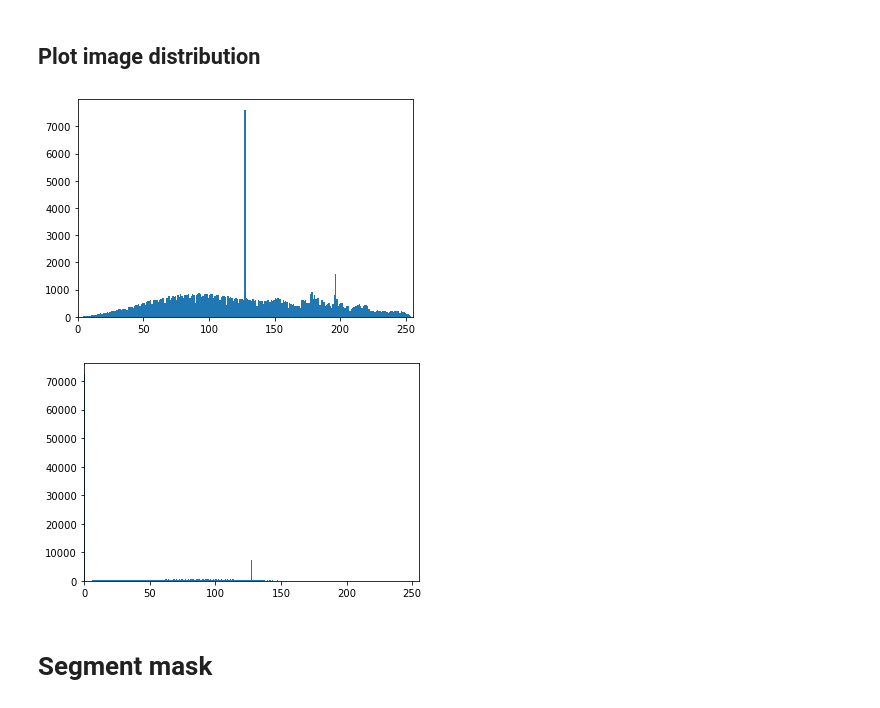
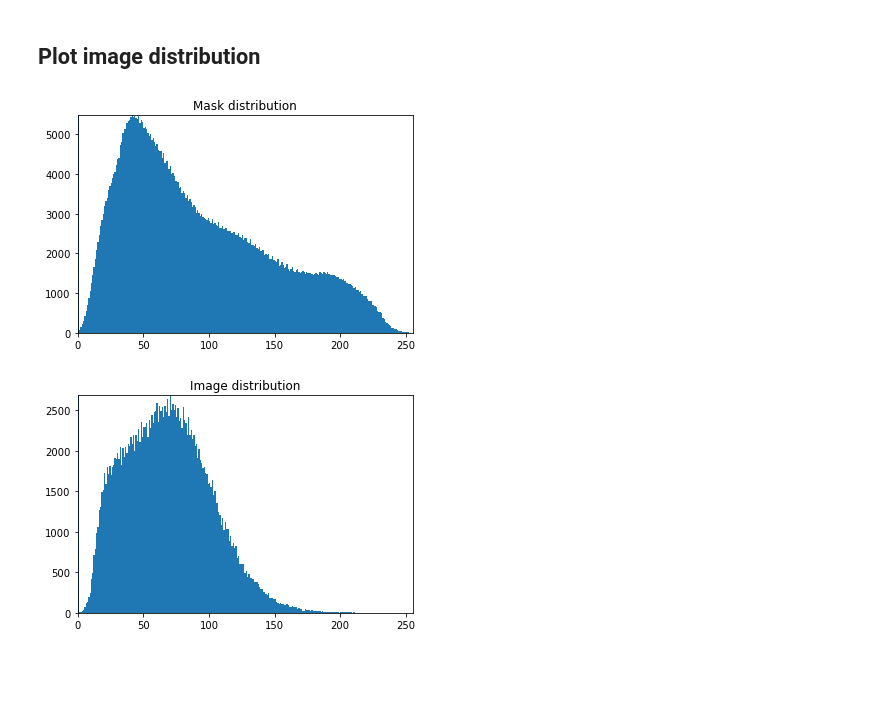
Before and after one commit to FredrikM97/Medical-ROI, a Jupyter notebook: notebooks/04 - segmentation.ipynb, the cells around one changed output. Cells and saved outputs as stored; diff of their text form; code cells hidden in the pictures; blank space fills up the shorter version.

Commit message:
Implemented functions for segmentation and boundary box

```diff
--- a/notebooks/04 - segmentation.ipynb
+++ b/notebooks/04 - segmentation.ipynb
@@ -23,0 +27,2 @@ from src.segmentation.cam import CAMS
+# %%
+trainer, dataset, model = load_trainer('resnet50', checkpoint_path="/logs/tb/resnet50/version_7/checkpoints/checkpoint-v1.ckpt");
@@ -24,7 +45,6 @@ from src.segmentation.cam import CAMS
 # %%
-trainer, dataset, model = load_trainer('resnet50');
-tmp_image = nib.load('../data/SPM_categorised/AIH/AD/AD_ADNI_2975.nii').get_fdata()
-tmp = cam.CAM(CAMS.GradCAMpp.value, model, tmp_image)
+tmp_image = nib.load('../data/SPM_categorised/AIH/AD/AD_ADNI_2491.nii').get_fdata()
+tmp = cam.CAM(CAMS.SmoothGradCAMpp.value, model, image2axial(tmp_image))
 
-grid_image, grid_mask = tmp.grid_class(tmp.class_scores, 2)
+grid_image, grid_mask = tmp.grid_class(tmp.class_scores, 2, pad_value=0, max_num_slices=None)
 # %% [output]
@@ -54,17 +64,20 @@ Dataset sizes - Training: 421 Validation: 47
 # %%
 import matplotlib.pyplot as plt
 #plt.imshow(grid_mask)
 
-def intensity_distribution(image):
+def intensity_distribution(image, title=""):
     b, bins, patches = plt.hist(image, 255)
+    # Ignore the first value as it is only zeros
+    _, counts = np.unique(image, return_counts=True)
     plt.xlim([0,255])
+    plt.ylim([0,counts[1:].max()])
+    plt.title(title)
     plt.show()
 
-intensity_distribution(tensor2numpy(grid_mask).flatten())
 
-intensity_distribution(tensor2numpy(grid_image).flatten())
+intensity_distribution(tensor2numpy(grid_mask).flatten(),title="Mask distribution")
+
+intensity_distribution(tensor2numpy(grid_image).flatten(),title="Image distribution")
 # %% [output]
-[figure, old version]
+[figure, new version]
-[figure, old version]
+[figure, new version]
-# %% [markdown]
-# Segment mask
```
Also changed, not shown: parts of 25 cells of this notebook.
